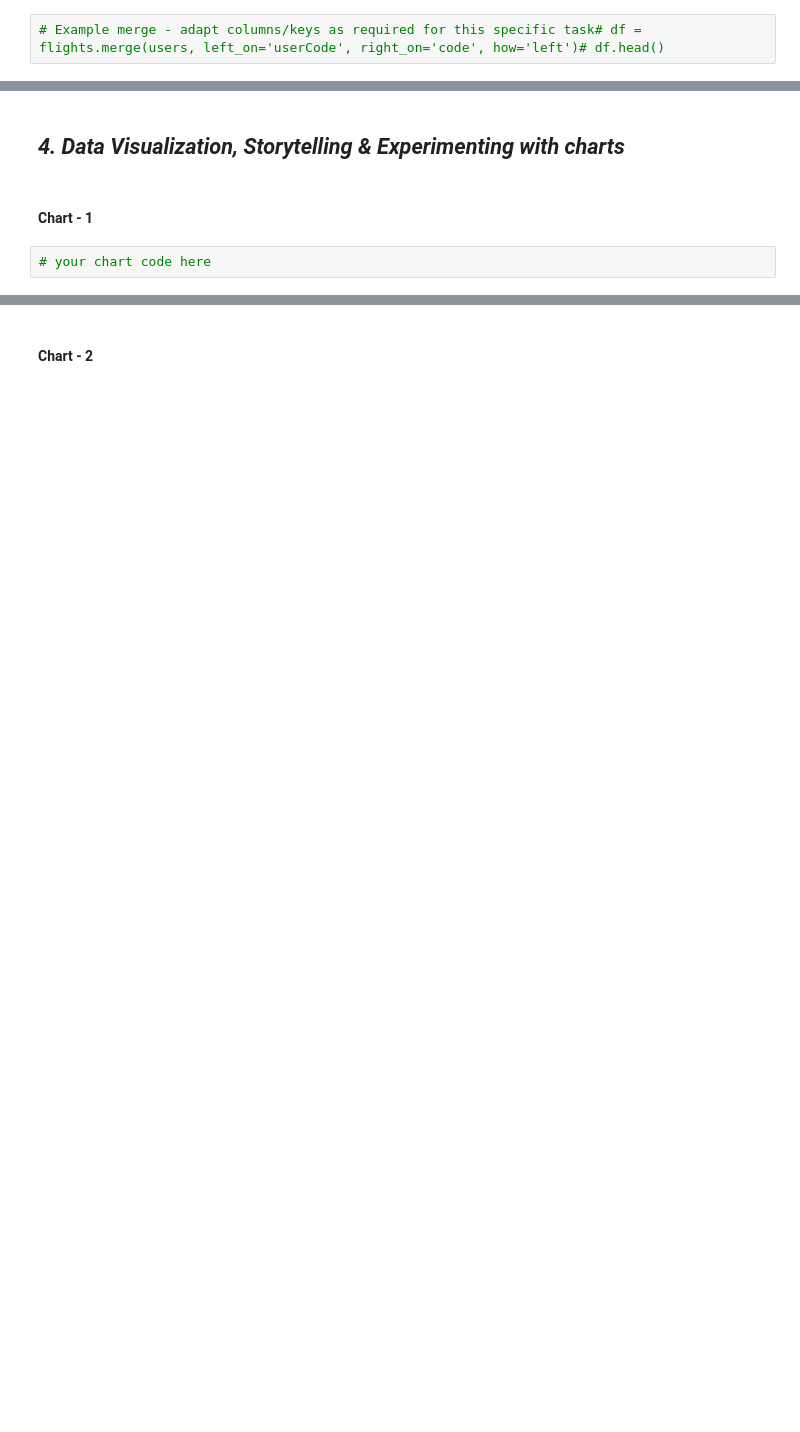
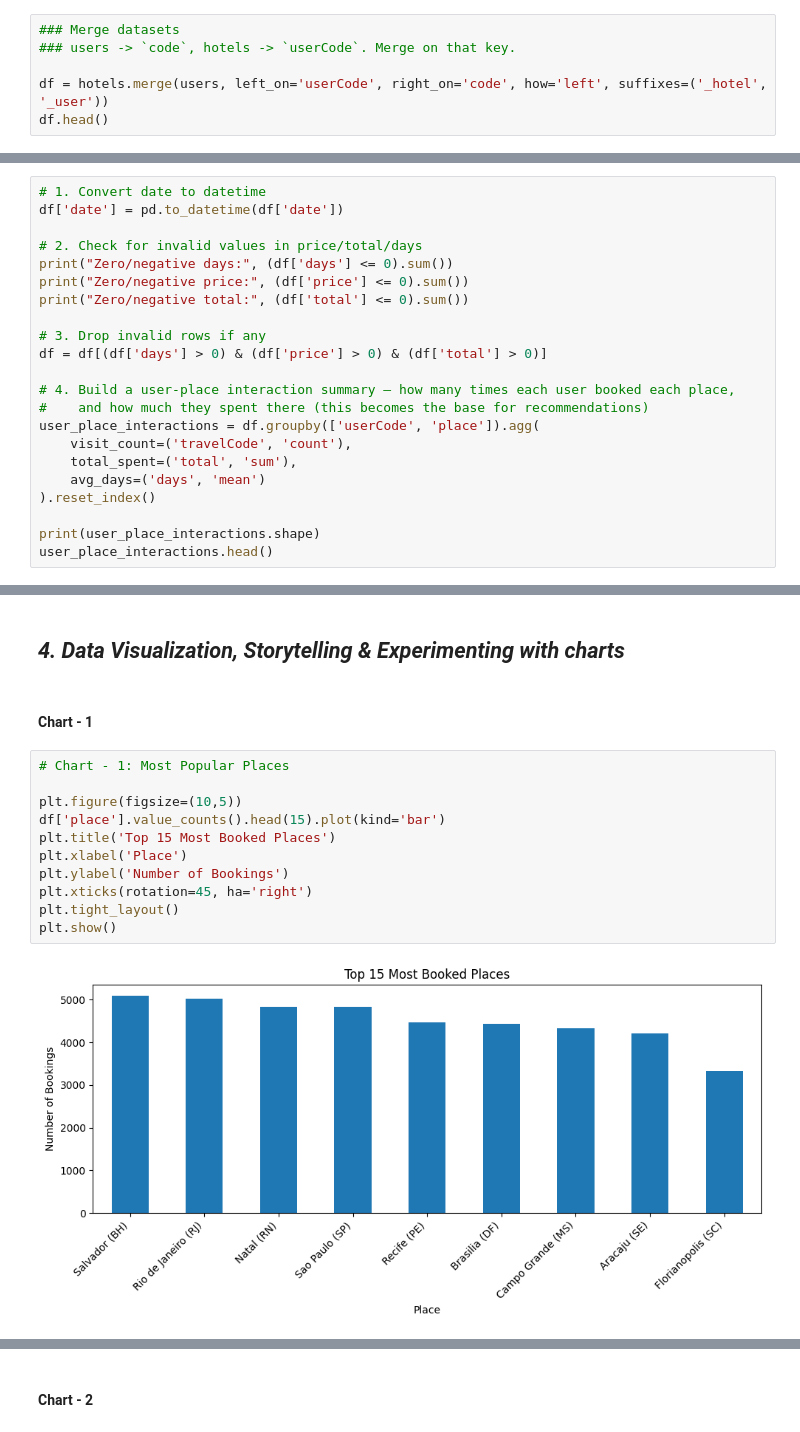
Before and after one commit to taiybashaikh51-sys/voyage-analytics-mlops, a Jupyter notebook: notebooks/Voyage_Analytics_3_Hotel_Recommendation_Starter.ipynb, the cells around one changed output, grey strips where cells are left out. Saved outputs shown, nothing was run; the diff lists cells and outputs as text; blank space fills up the shorter version.

```diff
--- a/notebooks/Voyage_Analytics_3_Hotel_Recommendation_Starter.ipynb
+++ b/notebooks/Voyage_Analytics_3_Hotel_Recommendation_Starter.ipynb
@@ -33,2 +59,6 @@ hotels.head()
 # %%
-# Example merge - adapt columns/keys as required for this specific task# df = flights.merge(users, left_on='userCode', right_on='code', how='left')# df.head()
+### Merge datasets
+### users -> `code`, hotels -> `userCode`. Merge on that key.
+
+df = hotels.merge(users, left_on='userCode', right_on='code', how='left', suffixes=('_hotel', '_user'))
+df.head()
@@ -72,0 +222,22 @@ for col in users.columns:    print(col, '->', users[col].nunique())
+# %%
+# 1. Convert date to datetime
+df['date'] = pd.to_datetime(df['date'])
+
+# 2. Check for invalid values in price/total/days
+print("Zero/negative days:", (df['days'] <= 0).sum())
+print("Zero/negative price:", (df['price'] <= 0).sum())
+print("Zero/negative total:", (df['total'] <= 0).sum())
+
+# 3. Drop invalid rows if any
+df = df[(df['days'] > 0) & (df['price'] > 0) & (df['total'] > 0)]
+
+# 4. Build a user-place interaction summary — how many times each user booked each place,
+#    and how much they spent there (this becomes the base for recommendations)
+user_place_interactions = df.groupby(['userCode', 'place']).agg(
+    visit_count=('travelCode', 'count'),
+    total_spent=('total', 'sum'),
+    avg_days=('days', 'mean')
+).reset_index()
+
+print(user_place_interactions.shape)
+user_place_interactions.head()
@@ -76,6 +260,17 @@ for col in users.columns:    print(col, '->', users[col].nunique())
 ## ***4. Data Visualization, Storytelling & Experimenting with charts***
 # %% [markdown]
 #### Chart - 1
-# %%
-# your chart code here
+# %%
+# Chart - 1: Most Popular Places
+
+plt.figure(figsize=(10,5))
+df['place'].value_counts().head(15).plot(kind='bar')
+plt.title('Top 15 Most Booked Places')
+plt.xlabel('Place')
+plt.ylabel('Number of Bookings')
+plt.xticks(rotation=45, ha='right')
+plt.tight_layout()
+plt.show()
+# %% [output]
+[figure, added]
 # %% [markdown]
```
Also changed, not shown: parts of 77 cells of this notebook, 1 other file.
